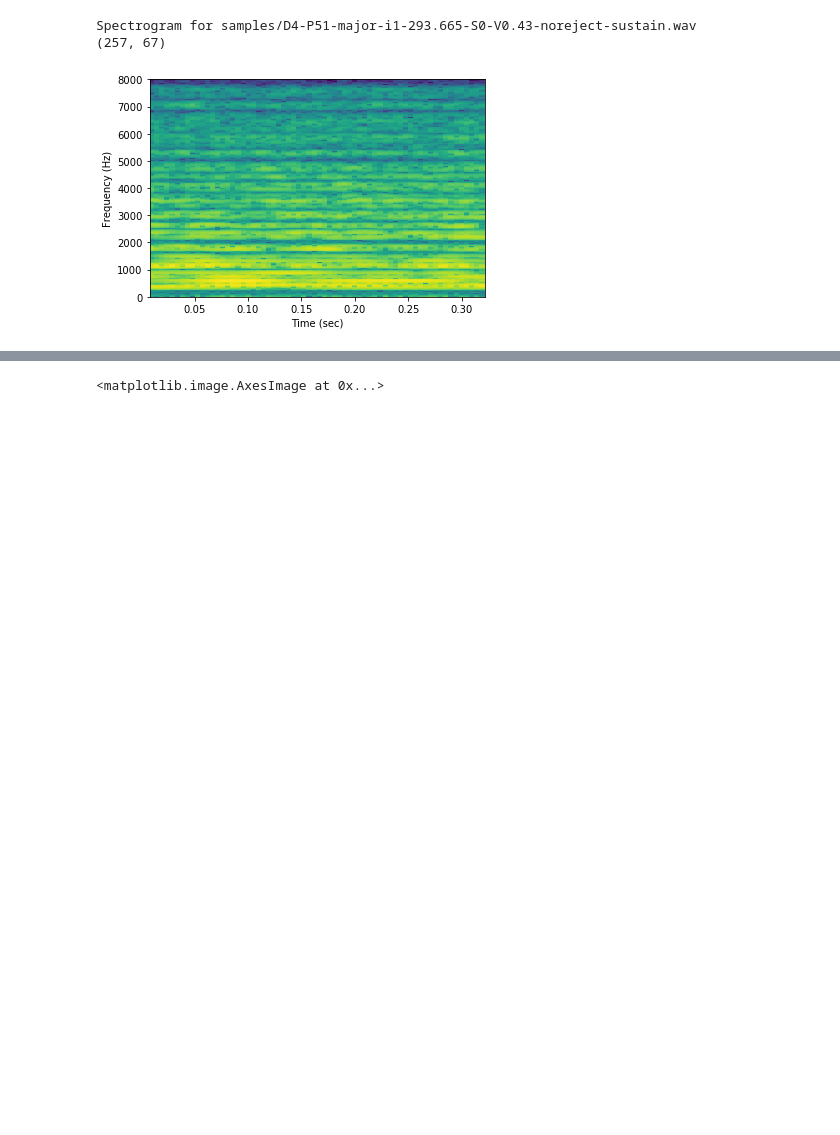
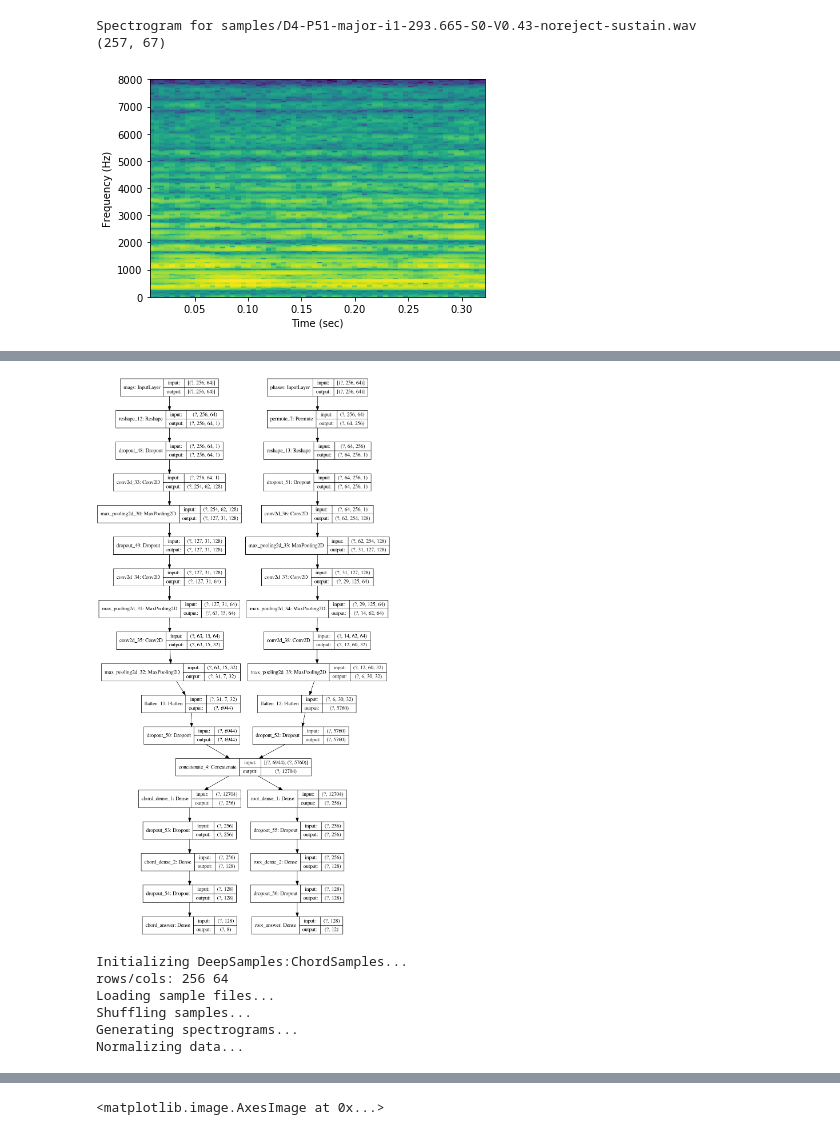
Before and after one commit to 0xfe/deepears, a Jupyter notebook: DeepChords.ipynb, the cells around one changed output, grey strips where cells are left out. Saved outputs shown, nothing was run; the diff lists cells and outputs as text; code cells hidden in the pictures; blank space fills up the shorter version.

```diff
--- a/DeepChords.ipynb
+++ b/DeepChords.ipynb
@@ -256,8 +142,0 @@ _________________________________________________________________
-# %%
-config = DefaultConfig
-config.rows = 120
-config.cols = 66
-config.no_spectrogram = True
-
-prod_samples = DeepSamples(num_samples=15000, config=config)
-prod_samples.load_notes()
@@ -359,0 +147,59 @@ np.mean(np.nan_to_num(errors_by_key[0:80]))
+# %%
+import tensorflow as tf
+from tensorflow.keras import layers
+
+dummy_samples = ChordSamples(num_samples=10, config=config)
+
+rows = config.rows
+cols = config.cols
+
+mags_input = layers.Input(shape=(rows, cols), name='mags')
+phases_input = layers.Input(shape=(rows, cols), name='phases')
+
+mag_layers = layers.Reshape((rows, cols, 1))(mags_input)
+mag_layers = layers.Dropout(0.2)(mag_layers)
+mag_layers = layers.Conv2D(128, (3,3), activation='relu')(mag_layers)
+mag_layers = layers.MaxPooling2D(pool_size=(2,2))(mag_layers)
+mag_layers = layers.Dropout(0.2)(mag_layers)
+mag_layers = layers.Conv2D(64, (3,3), padding="same", activation='relu')(mag_layers)
+mag_layers = layers.MaxPooling2D(pool_size=(2,2))(mag_layers)
+mag_layers = layers.Conv2D(32, (3,3), padding="same", activation='relu')(mag_layers)
+mag_layers = layers.MaxPooling2D(pool_size=(2,2))(mag_layers)
+mag_layers = layers.Flatten()(mag_layers)
+mag_layers = layers.Dropout(0.2)(mag_layers)
+
+phase_layers = layers.Permute((2, 1))(phases_input)
+phase_layers = layers.Reshape((cols, rows, 1))(phase_layers)
+phase_layers = layers.Dropout(0.2)(phase_layers)
+phase_layers = layers.Conv2D(128, (3,3), activation='relu')(phase_layers)
+phase_layers = layers.MaxPooling2D(pool_size=(2,2))(phase_layers)
+phase_layers = layers.Conv2D(64, (3,3), activation='relu')(phase_layers)
+phase_layers = layers.MaxPooling2D(pool_size=(2,2))(phase_layers)
+phase_layers = layers.Conv2D(32, (3,3), activation='relu')(phase_layers)
+phase_layers = layers.MaxPooling2D(pool_size=(2,2))(phase_layers)
+phase_layers = layers.Flatten()(phase_layers)
+phase_layers = layers.Dropout(0.2)(phase_layers)
+
+concatenated = layers.concatenate([mag_layers, phase_layers])
+
+chord_layers = layers.Dense(256, activation='relu', name='chord_dense_1')(concatenated)
+chord_layers = layers.Dropout(0.2)(chord_layers)
+chord_layers = layers.Dense(128, activation='relu', name='chord_dense_2')(chord_layers)
+chord_layers = layers.Dropout(0.2)(chord_layers)
+chord_answer = layers.Dense(len(dummy_samples.chord_classes), activation='softmax', name='chord_answer')(chord_layers)
+
+root_layers = layers.Dense(256, activation='relu', name='root_dense_1')(concatenated)
+root_layers = layers.Dropout(0.2)(root_layers)
+root_layers = layers.Dense(128, activation='relu', name='root_dense_2')(root_layers)
+root_layers = layers.Dropout(0.2)(root_layers)
+root_answer = layers.Dense(len(dummy_samples.root_classes), activation='softmax', name='root_answer')(root_layers)
+
+model = tf.keras.models.Model([mags_input, phases_input], [chord_answer, root_answer])
+model.summary()
+
+optimizer = tf.keras.optimizers.Adam(amsgrad=True)
+model.compile(loss=['categorical_crossentropy', 'categorical_crossentropy'], optimizer=optimizer, metrics=['accuracy'])
+
+plot_model(model, to_file="model.png", show_shapes=True, show_layer_names=True, )
+display.display(display.Image("model.png"))
+# %% [output]
@@ -359,0 +223,11 @@ np.mean(np.nan_to_num(errors_by_key[0:80]))
+[figure, added]
+# %%
+prod_samples = ChordSamples(num_samples=5000, config=config)
+prod_samples.load()
+# %% [output]
+Initializing DeepSamples:ChordSamples...
+rows/cols: 256 64
+Loading sample files...
+Shuffling samples...
+Generating spectrograms...
+Normalizing data...
```
Also changed, not shown: parts of 25 cells of this notebook, 3 other files.
